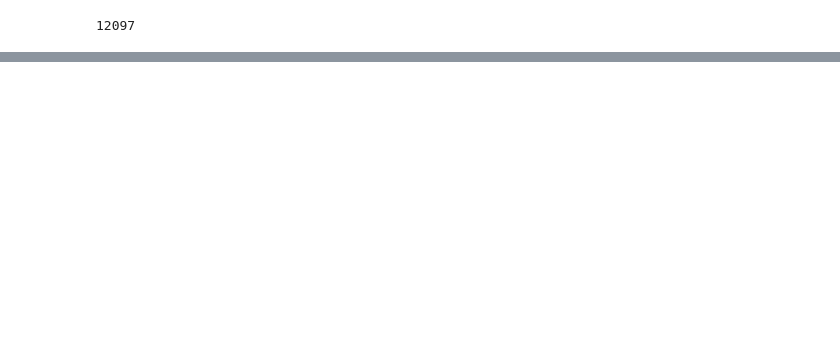
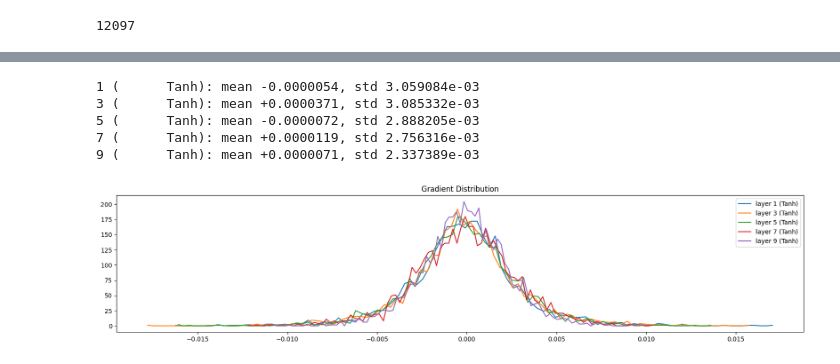
Before and after one commit to ArmyAntSEC/NeuralNets, a Jupyter notebook: makemore_from_scratch/build_makemore_mlp2.ipynb, the cells around one changed output, grey strips where cells are left out. Saved outputs shown, nothing was run; the diff lists cells and outputs as text; code cells hidden in the pictures; blank space fills up the shorter version.

```diff
--- a/makemore_from_scratch/build_makemore_mlp2.ipynb
+++ b/makemore_from_scratch/build_makemore_mlp2.ipynb
@@ -471,0 +458,19 @@ plt.title('Gradient Distribution');
+# %%
+plt.figure(figsize=(20,4))
+legends=[]
+for i,layer in enumerate(layers[:-1]):
+    if isinstance(layer,Tanh):
+        t = layer.out.grad
+        print ( f'%d (%10s): mean %+.7f, std %e' % (i, layer.__class__.__name__, t.mean(), t.std()))
+        hy,hx = torch.histogram(t,density=True)
+        plt.plot(hx[:-1].detach(),hy.detach())
+        legends.append(f'layer {i} ({layer.__class__.__name__})')
+plt.legend(legends)
+plt.title('Gradient Distribution');
+# %% [output]
+1 (      Tanh): mean -0.0000054, std 3.059084e-03
+3 (      Tanh): mean +0.0000371, std 3.085332e-03
+5 (      Tanh): mean -0.0000072, std 2.888205e-03
+7 (      Tanh): mean +0.0000119, std 2.756316e-03
+9 (      Tanh): mean +0.0000071, std 2.337389e-03
+[figure, added]
```
Also changed, not shown: parts of 15 cells of this notebook.
